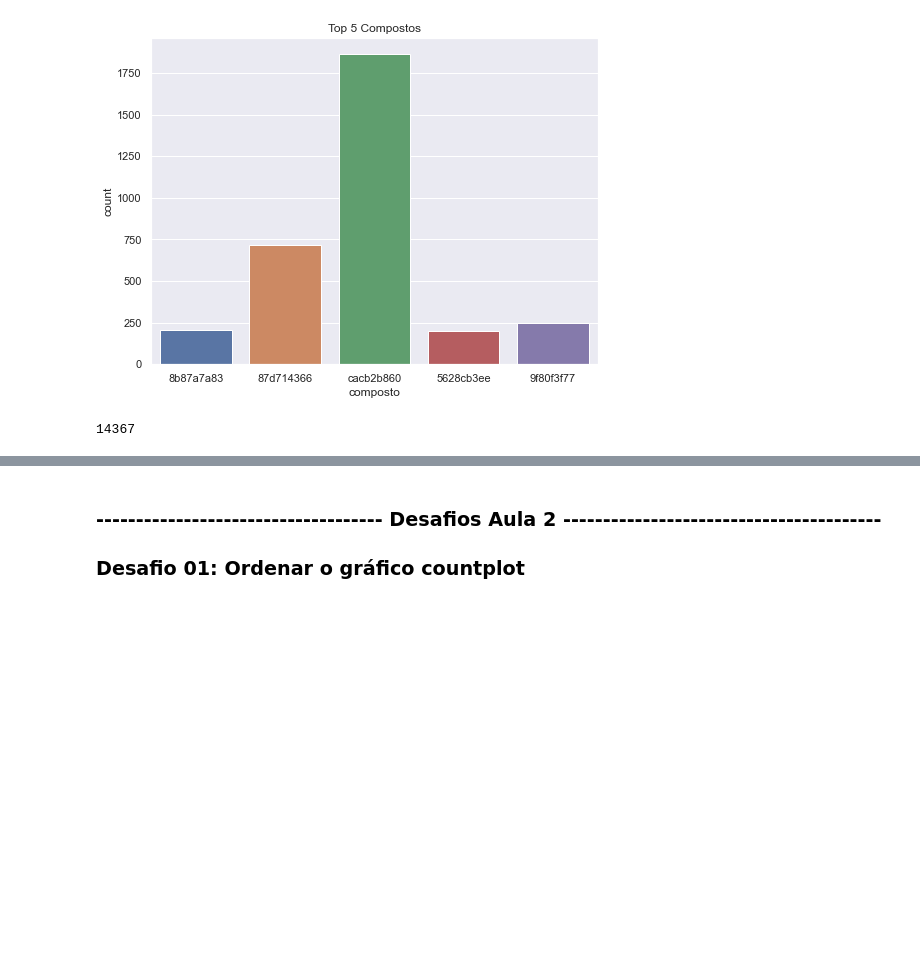
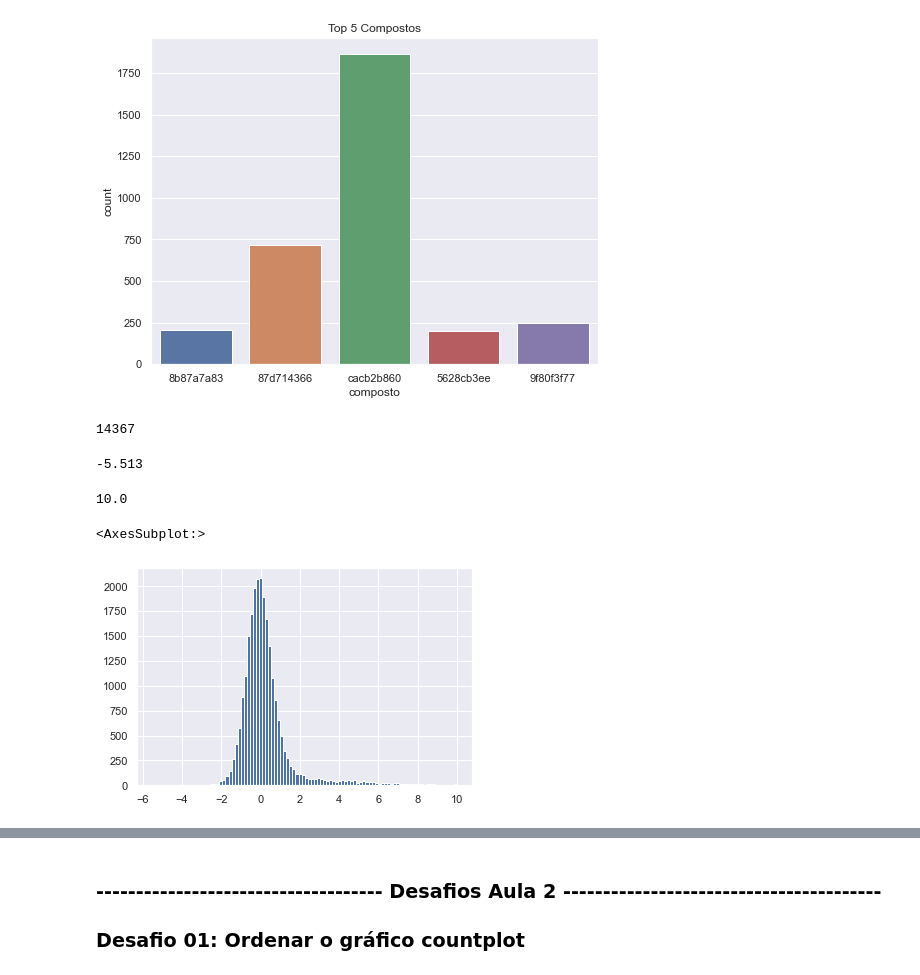
Before and after one commit to iplusl/Imersao_Dados, a Jupyter notebook: Imersao_Dados.ipynb, the cells around one changed output, grey strips where cells are left out. Drawn from its saved outputs; the diff is of its cells as text; code cells hidden in the pictures; blank space fills up the shorter version.

```diff
--- a/Imersao_Dados.ipynb
+++ b/Imersao_Dados.ipynb
@@ -272,3 +276,16 @@ plt.show()
 len(dados['g0'].unique())
 # %% [output]
 14367
+# %%
+dados['g0'].min()
+# %% [output]
+-5.513
+# %%
+dados['g0'].max()
+# %% [output]
+10.0
+# %%
+dados['g0'].hist(bins = 100)
+# %% [output]
+<AxesSubplot:>
+[figure, added]
```
Also changed, not shown: parts of 17 cells of this notebook.
